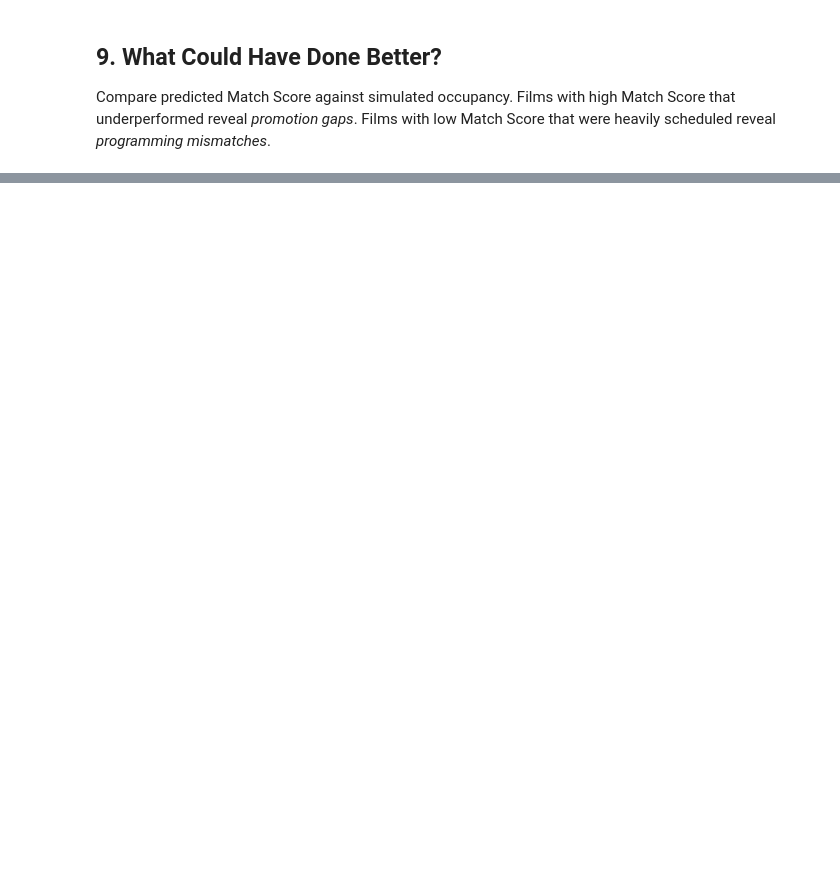
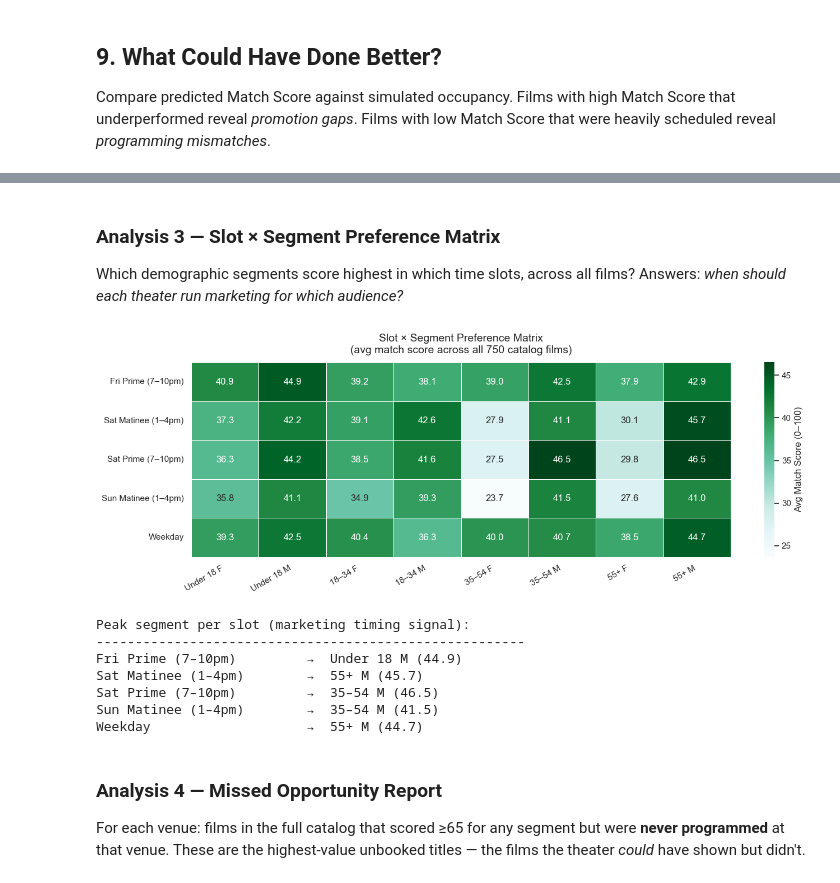
Before and after one commit to sbendev/big_data_team_12, a Jupyter notebook: TheatreIQ_FirstPass.ipynb, the cells around one changed output, grey strips where cells are left out. Saved outputs shown, nothing was run; the diff lists cells and outputs as text; code cells hidden in the pictures; blank space fills up the shorter version.

```diff
--- a/TheatreIQ_FirstPass.ipynb
+++ b/TheatreIQ_FirstPass.ipynb
@@ -934,0 +1083,62 @@ Segments with large headroom = underserved by current programming.
+# %% [markdown]
+### Analysis 3 — Slot × Segment Preference Matrix
+
+Which demographic segments score highest in which time slots, across all films?
+Answers: *when should each theater run marketing for which audience?*
+# %%
+# ── Analysis 3: Slot × Segment Preference Matrix ──────────────────────────────
+slot_labels = {
+    'slot_fri_prime':     'Fri Prime (7–10pm)',
+    'slot_sat_matinee':   'Sat Matinee (1–4pm)',
+    'slot_sat_prime':     'Sat Prime (7–10pm)',
+    'slot_sun_matinee':   'Sun Matinee (1–4pm)',
+    'slot_weekday_other': 'Weekday',
+}
+
+slot_seg = (
+    score_grid
+    .assign(
+        Slot=score_grid['slot_key'].map(slot_labels),
+        Segment=score_grid['segment'].map(seg_labels),
+    )
+    .groupby(['Slot', 'Segment'])['match_score_0_100']
+    .mean()
+    .unstack('Segment')
+    .reindex(index=list(slot_labels.values()), columns=list(seg_labels.values()))
+    .round(1)
+)
+
+fig, ax = plt.subplots(figsize=(14, 5))
+sns.heatmap(
+    slot_seg, annot=True, fmt='.1f', cmap='BuGn',
+    linewidths=0.5, ax=ax,
+    cbar_kws={'label': 'Avg Match Score (0–100)'},
+)
+ax.set_title('Slot × Segment Preference Matrix\n(avg match score across all 750 catalog films)', fontsize=14, pad=12)
+ax.set_xlabel('')
+ax.set_ylabel('')
+plt.xticks(rotation=30, ha='right')
+plt.tight_layout()
+plt.show()
+
+# ── Marketing timing takeaways ─────────────────────────────────────────────────
+print('\nPeak segment per slot (marketing timing signal):')
+print('-' * 55)
+for slot in slot_seg.index:
+    top_seg = slot_seg.loc[slot].idxmax()
+    top_score = slot_seg.loc[slot].max()
+    print(f'{slot:<25}  →  {top_seg} ({top_score:.1f})')
+# %% [output]
+[figure, added]
+Peak segment per slot (marketing timing signal):
+-------------------------------------------------------
+Fri Prime (7–10pm)         →  Under 18 M (44.9)
+Sat Matinee (1–4pm)        →  55+ M (45.7)
+Sat Prime (7–10pm)         →  35–54 M (46.5)
+Sun Matinee (1–4pm)        →  35–54 M (41.5)
+Weekday                    →  55+ M (44.7)
+# %% [markdown]
+### Analysis 4 — Missed Opportunity Report
+
+For each venue: films in the full catalog that scored ≥65 for any segment but were **never programmed** at that venue.
+These are the highest-value unbooked titles — the films the theater *could* have shown but didn't.
```
Also changed, not shown: parts of 24 cells of this notebook, 1 other file.
